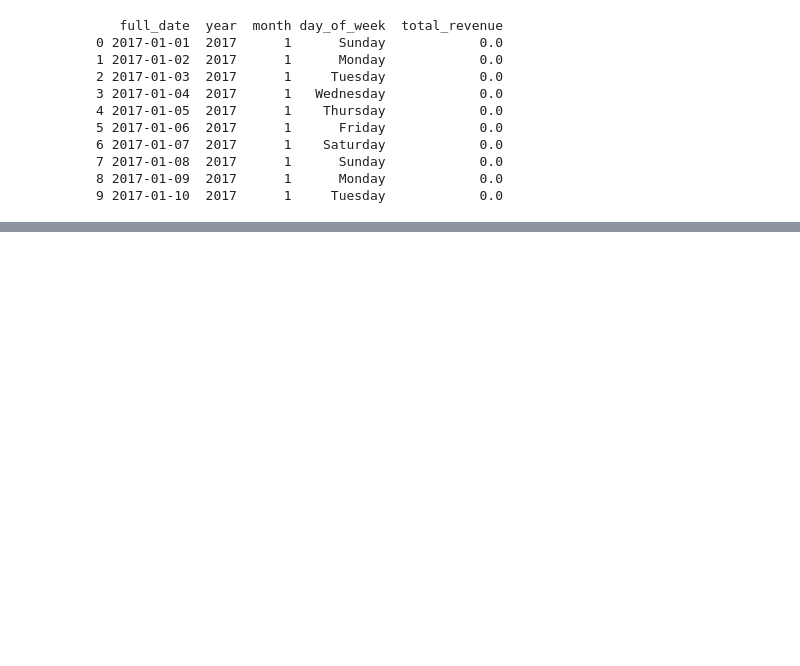
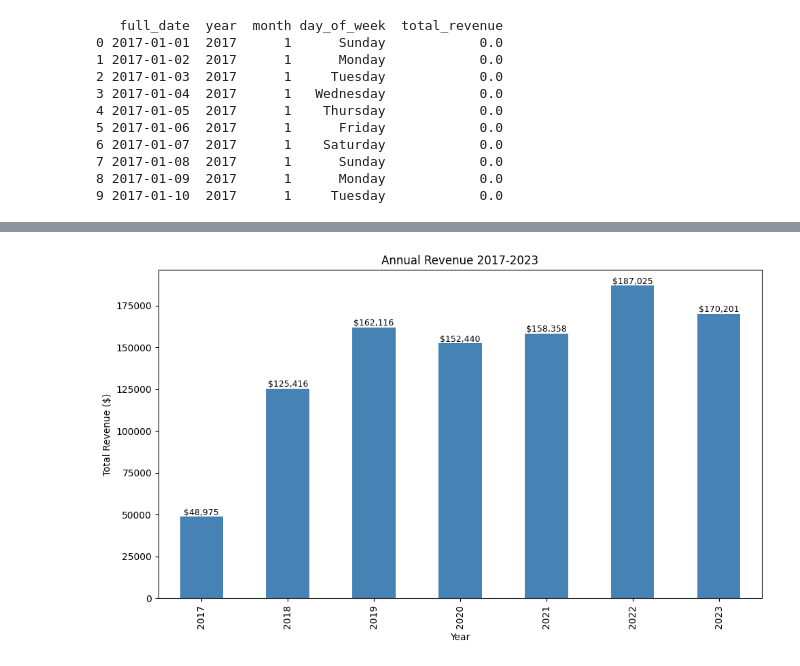
Before and after one commit to jeffboerger/clinic-revenue-pipeline, a Jupyter notebook: notebooks/explore.ipynb, the cells around one changed output, grey strips where cells are left out. Cells and saved outputs as stored; diff of their text form; code cells hidden in the pictures; blank space fills up the shorter version.

Commit message:
Added Revenue Analysis: Yearly Totals, YoY Growth, monthly breakdown, and an outlier investigation

```diff
--- a/notebooks/explore.ipynb
+++ b/notebooks/explore.ipynb
@@ -210,0 +222,4 @@ df_all.to_csv('../data/clinic_revenue_clean.csv', index = False)
+# %%
+yearly_revenue = df_all.groupby('year')['total_revenue'].sum()
+
+print(yearly_revenue)
@@ -210,0 +248,15 @@ df_all.to_csv('../data/clinic_revenue_clean.csv', index = False)
+# %%
+fig, ax = plt.subplots(figsize=(10,6))
+bars = yearly_revenue.plot(kind='bar', ax=ax, color='steelblue')
+
+# Add value labels on top of each bar
+for i, val in enumerate(yearly_revenue):
+    ax.text(i, val + 1000, f'${val:,.0f}', ha='center', fontsize=9)
+
+ax.set_title('Annual Revenue 2017-2023')
+ax.set_xlabel('Year')
+ax.set_ylabel('Total Revenue ($)')
+plt.tight_layout()
+plt.show()
+# %% [output]
+[figure, added]
```
Also changed, not shown: parts of 9 cells of this notebook, 1 other file.
